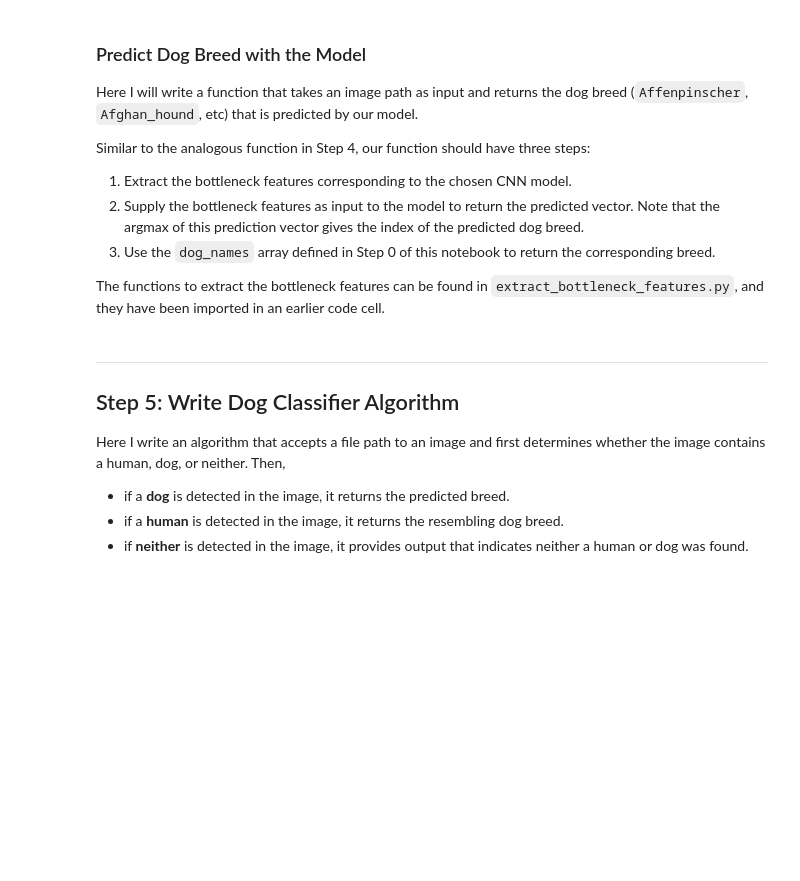
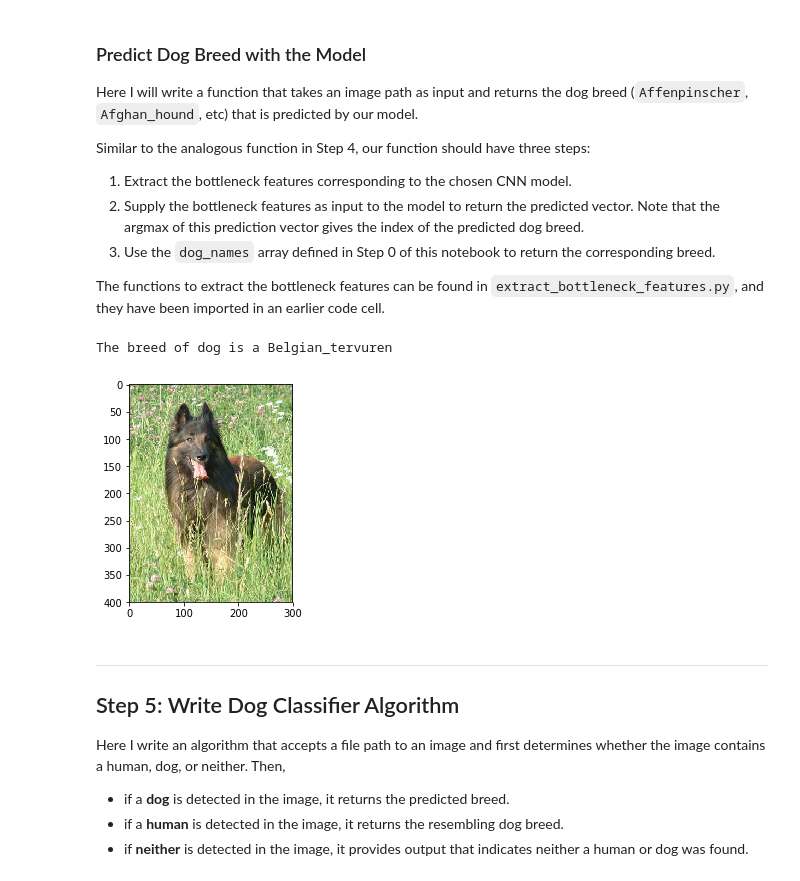
Before and after one commit to jamesrequa/Dog-Breed-Classifier, a Jupyter notebook: dog_classifier.ipynb, the cells around one changed output. Saved outputs shown, nothing was run; the diff lists cells and outputs as text; code cells hidden in the pictures; blank space fills up the shorter version.

Commit message:
Finished model
Here is a copy of the finished notebook with trained model
Some results of the dog classifier on sample images are shown but any
images could be uploaded!

```diff
--- a/dog_classifier.ipynb
+++ b/dog_classifier.ipynb
@@ -383,0 +484,8 @@ print('Test accuracy: %.4f%%' % test_accuracy)
+# %%
+batch_size = 64
+epochs = 5
+
+model.fit_generator(datagen.flow(train_tensors, train_targets, batch_size=batch_size),
+                    validation_data=(valid_tensors, valid_targets),
+                    steps_per_epoch=train_tensors.shape[0] // batch_size,
+                    epochs=epochs, callbacks=[checkpointer], verbose=1)
@@ -434,8 +575,7 @@ Here we train the model in the code cell below.
 # %%
 from keras.callbacks import ModelCheckpoint
 
-### TODO: Train the model.
-checkpointer = ModelCheckpoint(filepath='saved_models/weights.best.ResNet50.hdf5',
+checkpointer = ModelCheckpoint(filepath='saved_models/weights.best_adamax.ResNet50.hdf5',
                                verbose=1, save_best_only=True)
 
 epochs = 30
@@ -446,0 +606,8 @@ ResNet_model.fit(train_ResNet50, train_targets,
+# %%
+opt = Adamax(lr=0.0002)
+epochs = 5
+batch_size = 64
+
+ResNet_model.fit(train_ResNet50, train_targets,
+          validation_data=(valid_ResNet50, valid_targets),
+          epochs=epochs, batch_size=batch_size, callbacks=[checkpointer], verbose=1)
@@ -449,4 +629,4 @@ ResNet_model.fit(train_ResNet50, train_targets,
 # %%
-### TODO: Load the model weights with the best validation loss.
-ResNet_model.load_weights('saved_models/weights.best.ResNet50.hdf5')
+### Load the model weights with the best validation loss.
+ResNet_model.load_weights('saved_models/weights.best_adamax.ResNet50.hdf5')
 # %% [markdown]
@@ -493,6 +675,11 @@ def ResNet50_predict_breed(img_path):
         return print("The breed of dog is a {}".format(breed))
     else:
         return print("If this person were a dog, the breed would be a {}".format(breed))
+# %%
+ResNet50_predict_breed('dogImages/test/022.Belgian_tervuren/Belgian_tervuren_01588.jpg')
+# %% [output]
+The breed of dog is a Belgian_tervuren
+[figure, added]
 # %% [markdown]
 ---
 <a id='step5'></a>
```
Also changed, not shown: parts of 40 cells of this notebook.
